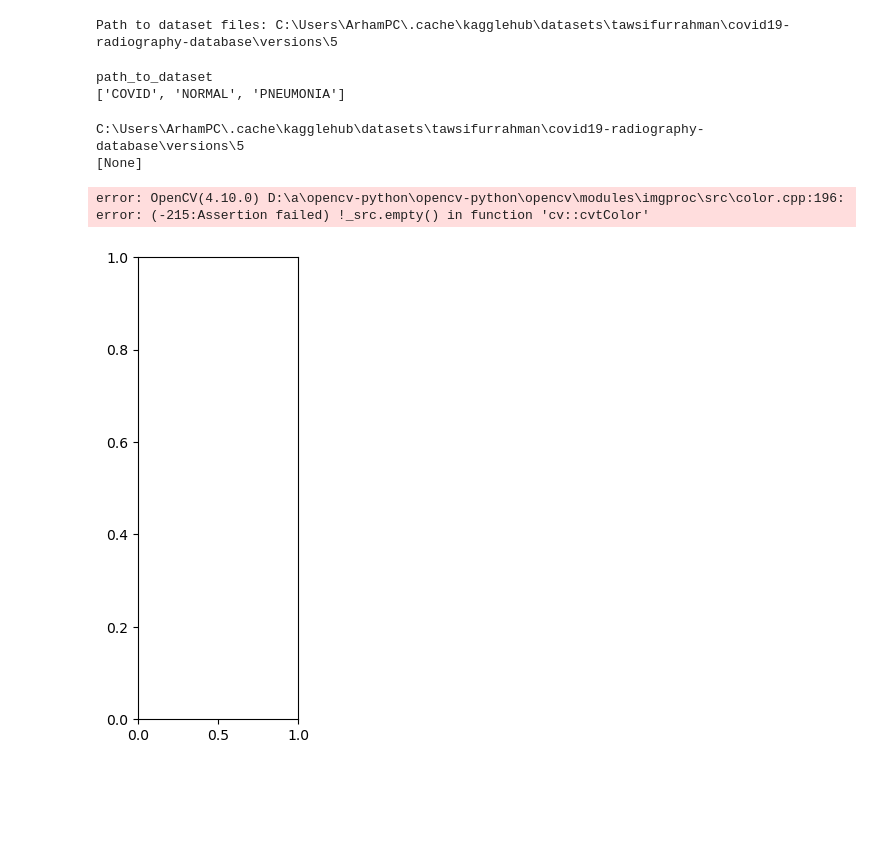
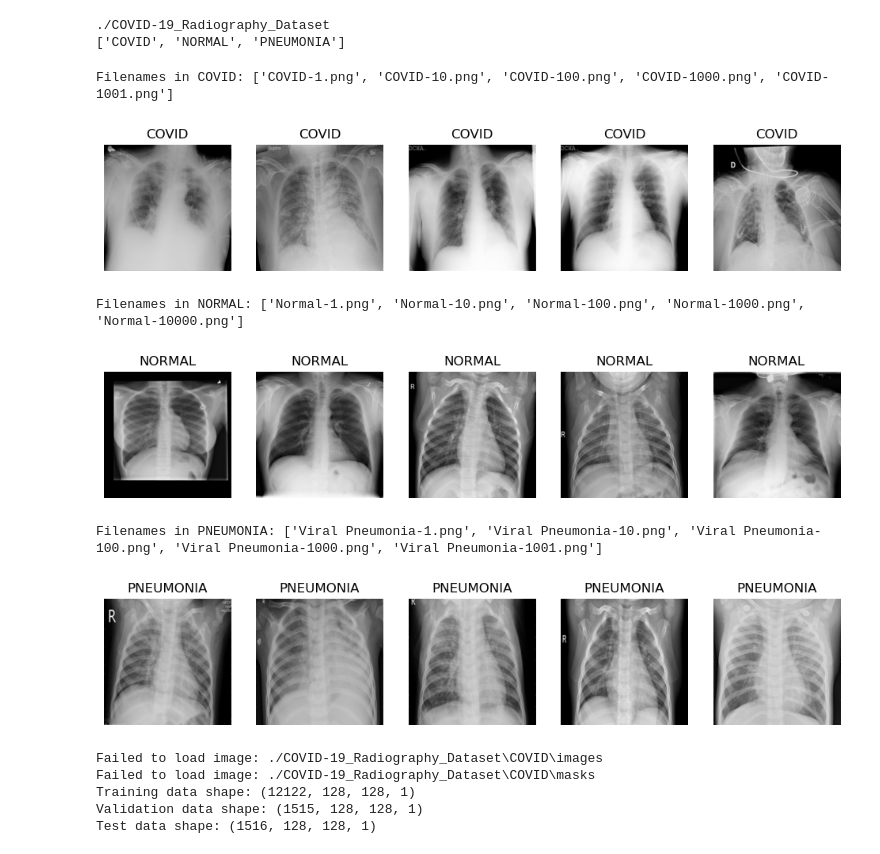
Before and after one commit to arham2k/LungClassification, a Jupyter notebook: LungClassificationModel.ipynb, the cells around one changed output. Cells and saved outputs as stored; diff of their text form; code cells hidden in the pictures; blank space fills up the shorter version.

```diff
--- a/LungClassificationModel.ipynb
+++ b/LungClassificationModel.ipynb
@@ -1,11 +0,0 @@
-# %%
-# Import Data
-
-import kagglehub
-
-# Download latest version
-path = kagglehub.dataset_download("tawsifurrahman/covid19-radiography-database")
-
-print("Path to dataset files:", path)
-# %% [output]
-Path to dataset files: C:\Users\ArhamPC\.cache\kagglehub\datasets\tawsifurrahman\covid19-radiography-database\versions\5
@@ -16,38 +11,46 @@ import matplotlib.pyplot as plt
 # %%
-data_path = "path_to_dataset"
+dataset_path = "./COVID-19_Radiography_Dataset"
 categories = ["COVID", "NORMAL", "PNEUMONIA"]
 
-print(data_path)
+print(dataset_path)
 print(categories)
 # %% [output]
-path_to_dataset
+./COVID-19_Radiography_Dataset
 ['COVID', 'NORMAL', 'PNEUMONIA']
 # %%
-# Function to load a sample image
+# Function to load sample images
 def load_sample_images(category):
-
-    print (path)
-    filenames = os.listdir(path)[:5]  # Load the first 5 images
-    images = [cv2.imread(os.path.join(path, file)) for file in filenames]
-
+    category_path = os.path.join(dataset_path, category)
+    if not os.path.exists(category_path):
+        print(f"Category path not found: {category_path}")
+        return []
+    filenames = os.listdir(category_path)[:5]  # Load the first 5 images, os.listdir: Lists files in a directory.
+    print(f"Filenames in {category}: {filenames}")  # Debugging line
+    images = [cv2.imread(os.path.join(category_path, file)) for file in filenames if file.endswith(('.png', '.jpg', '.jpeg'))] # cv2.imread: Reads an image into a NumPy array.
     return images
 
 # Visualize images
 def visualize_images(images, category):
     plt.figure(figsize=(12, 6))
     for i, img in enumerate(images):
         plt.subplot(1, 5, i + 1)
-        plt.imshow(cv2.cvtColor(img, cv2.COLOR_BGR2RGB))
+        plt.imshow(cv2.cvtColor(img, cv2.COLOR_BGR2RGB)) # cv2.cvtColor: Converts images from BGR (default for OpenCV) to RGB.
         plt.title(category)
         plt.axis("off")
     plt.show()
 
-# Load and visualize
+# Categories to load
+categories = ["COVID", "NORMAL", "PNEUMONIA"]
 for category in categories:
     images = load_sample_images(category)
+    if not images:
+        print(f"No images found in category: {category}")
+        continue
     visualize_images(images, category)
 # %% [output]
-C:\Users\ArhamPC\.cache\kagglehub\datasets\tawsifurrahman\covid19-radiography-database\versions\5
-[None]
+Filenames in COVID: ['COVID-1.png', 'COVID-10.png', 'COVID-100.png', 'COVID-1000.png', 'COVID-1001.png']
+[figure, new version]
-error: OpenCV(4.10.0) D:\a\opencv-python\opencv-python\opencv\modules\imgproc\src\color.cpp:196: error: (-215:Assertion failed) !_src.empty() in function 'cv::cvtColor'
+Filenames in NORMAL: ['Normal-1.png', 'Normal-10.png', 'Normal-100.png', 'Normal-1000.png', 'Normal-10000.png']
-[figure, old version]
+[figure, added]
+Filenames in PNEUMONIA: ['Viral Pneumonia-1.png', 'Viral Pneumonia-10.png', 'Viral Pneumonia-100.png', 'Viral Pneumonia-1000.png', 'Viral Pneumonia-1001.png']
+[figure, added]
@@ -53,0 +115,13 @@ error: OpenCV(4.10.0) D:\a\opencv-python\opencv-python\opencv\modules\imgproc\sr
+# %%
+# Load and preprocess the data
+(X_train, y_train), (X_val, y_val), (X_test, y_test) = load_data(dataset_path, categories)
+
+print(f"Training data shape: {X_train.shape}")
+print(f"Validation data shape: {X_val.shape}")
+print(f"Test data shape: {X_test.shape}")
+# %% [output]
+Failed to load image: ./COVID-19_Radiography_Dataset\COVID\images
+Failed to load image: ./COVID-19_Radiography_Dataset\COVID\masks
+Training data shape: (12122, 128, 128, 1)
+Validation data shape: (1515, 128, 128, 1)
+Test data shape: (1516, 128, 128, 1)
```
Also changed, not shown: parts of 15 cells of this notebook.
